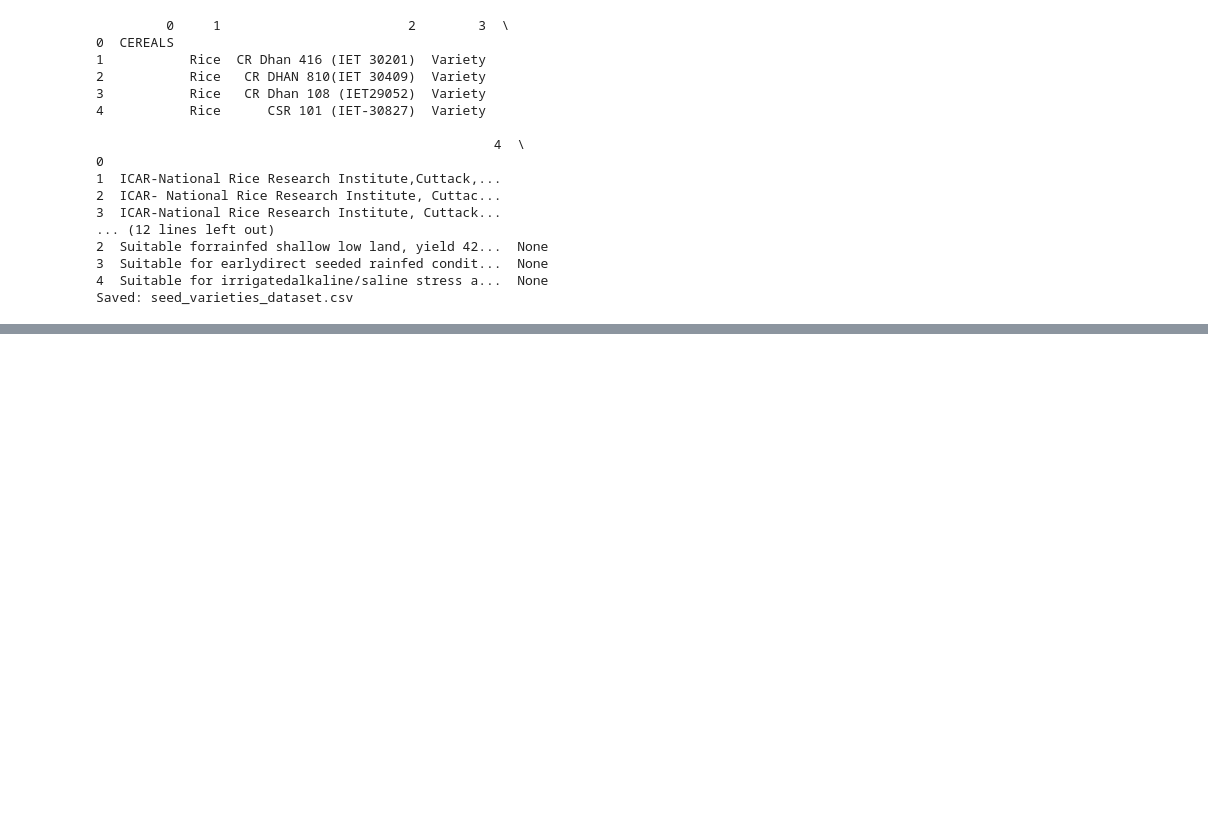
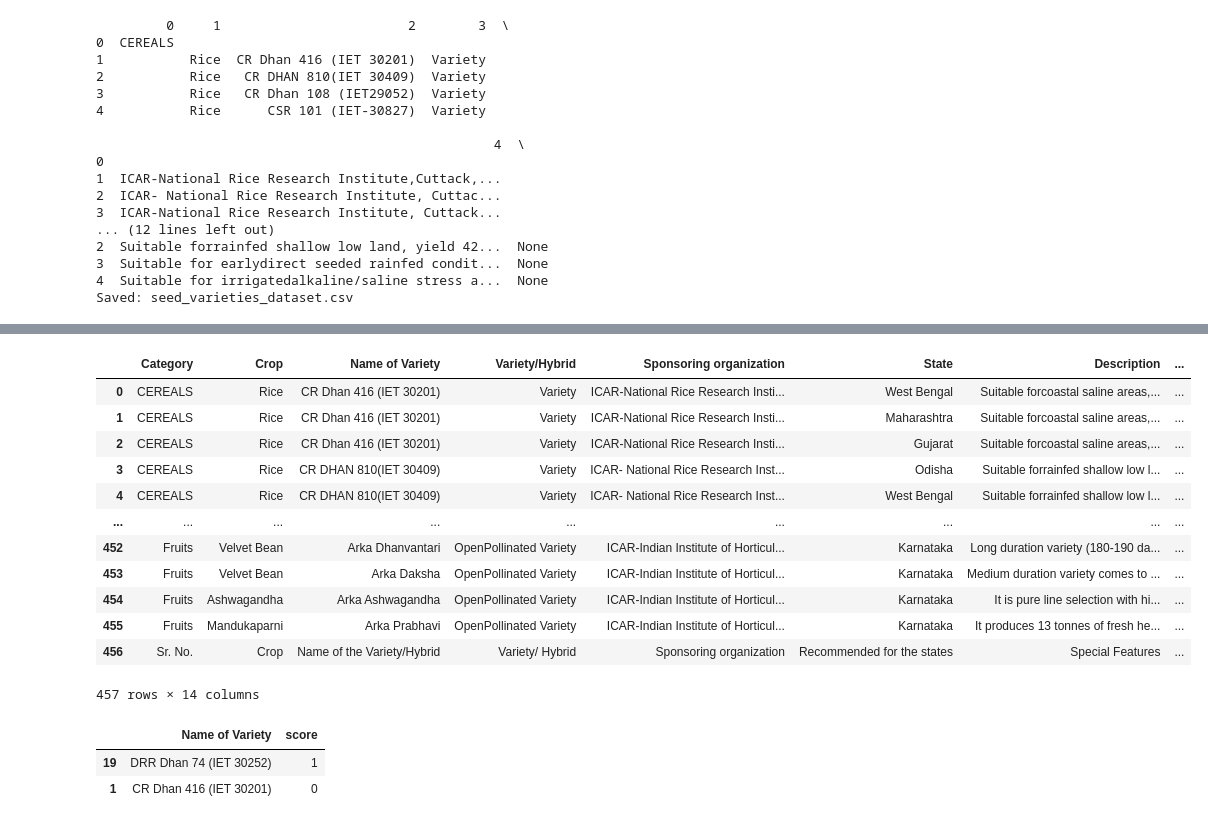
Before and after one commit to x-neon-nexus-o/AI-Powered-Crop-Recommendation-System-with-Explainable-AI-and-Economic-Analysis, a Jupyter notebook: notebooks/17.Seed Recommendation.ipynb, the cells around one changed output, grey strips where cells are left out. Drawn from its saved outputs; the diff is of its cells as text; code cells hidden in the pictures; blank space fills up the shorter version.

```diff
--- a/notebooks/17.Seed Recommendation.ipynb
+++ b/notebooks/17.Seed Recommendation.ipynb
@@ -55,0 +253,2 @@ df=pd.read_csv("..data/ ")
+# %%
+df.drop(columns=["Extra"], inplace=True)
@@ -55,0 +271,33 @@ df=pd.read_csv("..data/ ")
+# %%
+def extract_features(text):
+    text = str(text).lower()
+
+    return pd.Series({
+        "drought": int("drought" in text),
+        "saline": int("saline" in text),
+        "rainfed": int("rainfed" in text),
+        "irrigated": int("irrigated" in text),
+        "disease_resistant": int("disease" in text),
+        "early_maturity": int("early" in text),
+        "high_yield": int("high yield" in text)
+    })
+
+features = df["Description"].apply(extract_features)
+
+df = pd.concat([df, features], axis=1)
+# %%
+df
+# %% [output]
+|  | Category | Crop | Name of Variety | Variety/Hybrid | Sponsoring organization | State | Description | ... |
+| 0 | CEREALS | Rice | CR Dhan 416 (IET 30201) | Variety | ICAR-National Rice Research Insti... | West Bengal | Suitable forcoastal saline areas,... | ... |
+| 1 | CEREALS | Rice | CR Dhan 416 (IET 30201) | Variety | ICAR-National Rice Research Insti... | Maharashtra | Suitable forcoastal saline areas,... | ... |
+| 2 | CEREALS | Rice | CR Dhan 416 (IET 30201) | Variety | ICAR-National Rice Research Insti... | Gujarat | Suitable forcoastal saline areas,... | ... |
+| 3 | CEREALS | Rice | CR DHAN 810(IET 30409) | Variety | ICAR- National Rice Research Inst... | Odisha | Suitable forrainfed shallow low l... | ... |
+| 4 | CEREALS | Rice | CR DHAN 810(IET 30409) | Variety | ICAR- National Rice Research Inst... | West Bengal | Suitable forrainfed shallow low l... | ... |
+| ... | ... | ... | ... | ... | ... | ... | ... | ... |
+| 452 | Fruits | Velvet Bean | Arka Dhanvantari | OpenPollinated Variety | ICAR-Indian Institute of Horticul... | Karnataka | Long duration variety (180-190 da... | ... |
+| 453 | Fruits | Velvet Bean | Arka Daksha | OpenPollinated Variety | ICAR-Indian Institute of Horticul... | Karnataka | Medium duration variety comes to ... | ... |
+| 454 | Fruits | Ashwagandha | Arka Ashwagandha | OpenPollinated Variety | ICAR-Indian Institute of Horticul... | Karnataka | It is pure line selection with hi... | ... |
+| 455 | Fruits | Mandukaparni | Arka Prabhavi | OpenPollinated Variety | ICAR-Indian Institute of Horticul... | Karnataka | It produces 13 tonnes of fresh he... | ... |
+| 456 | Sr. No. | Crop | Name of the Variety/Hybrid | Variety/ Hybrid | Sponsoring organization | Recommended for the states | Special Features | ... |
+457 rows × 14 columns
@@ -55,0 +322,11 @@ df=pd.read_csv("..data/ ")
+# %%
+recommend_seed(
+    crop="rice",
+    state="maharashtra",
+    drought=1,
+    rainfed=1
+)
+# %% [output]
+|  | Name of Variety | score |
+| 19 | DRR Dhan 74 (IET 30252) | 1 |
+| 1 | CR Dhan 416 (IET 30201) | 0 |
```
Also changed, not shown: parts of 19 cells of this notebook, 10 other files.
